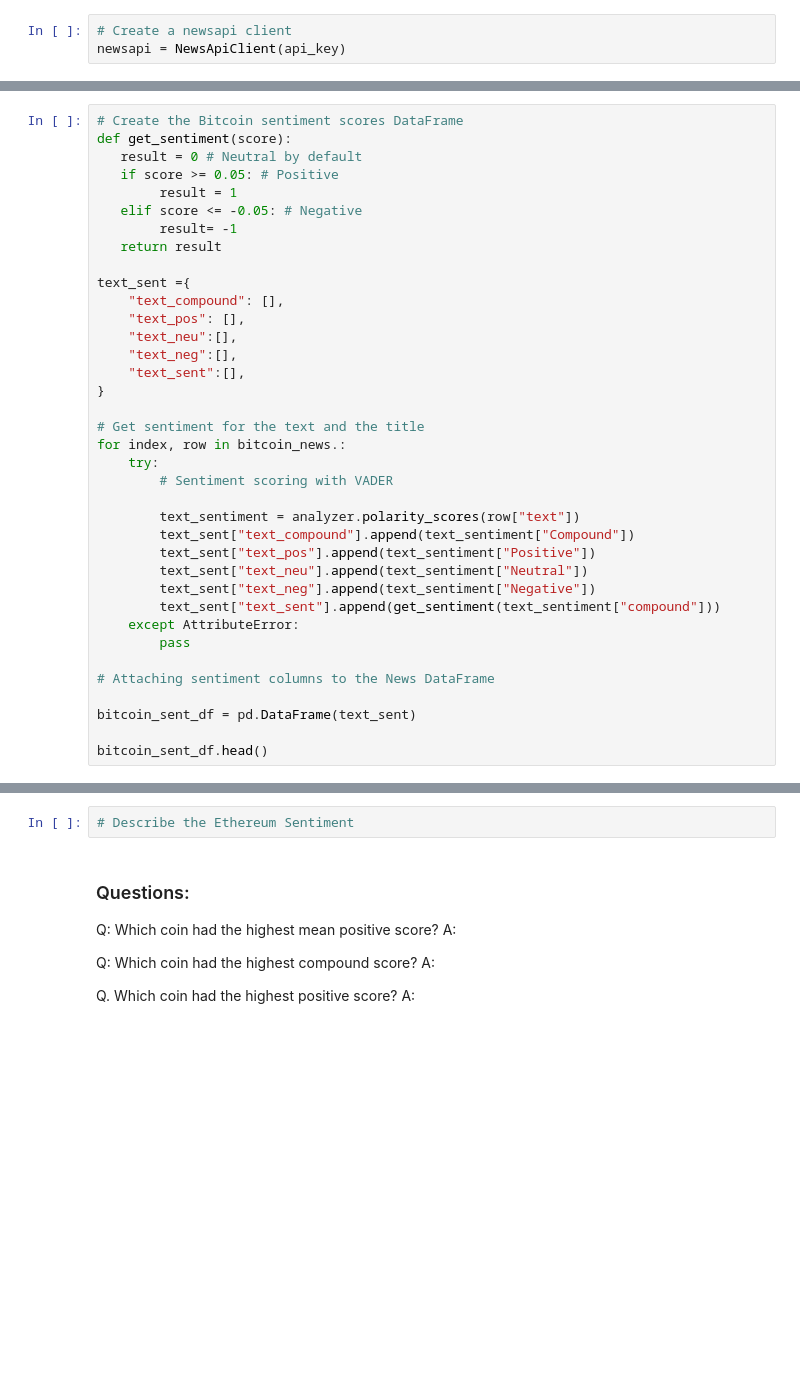
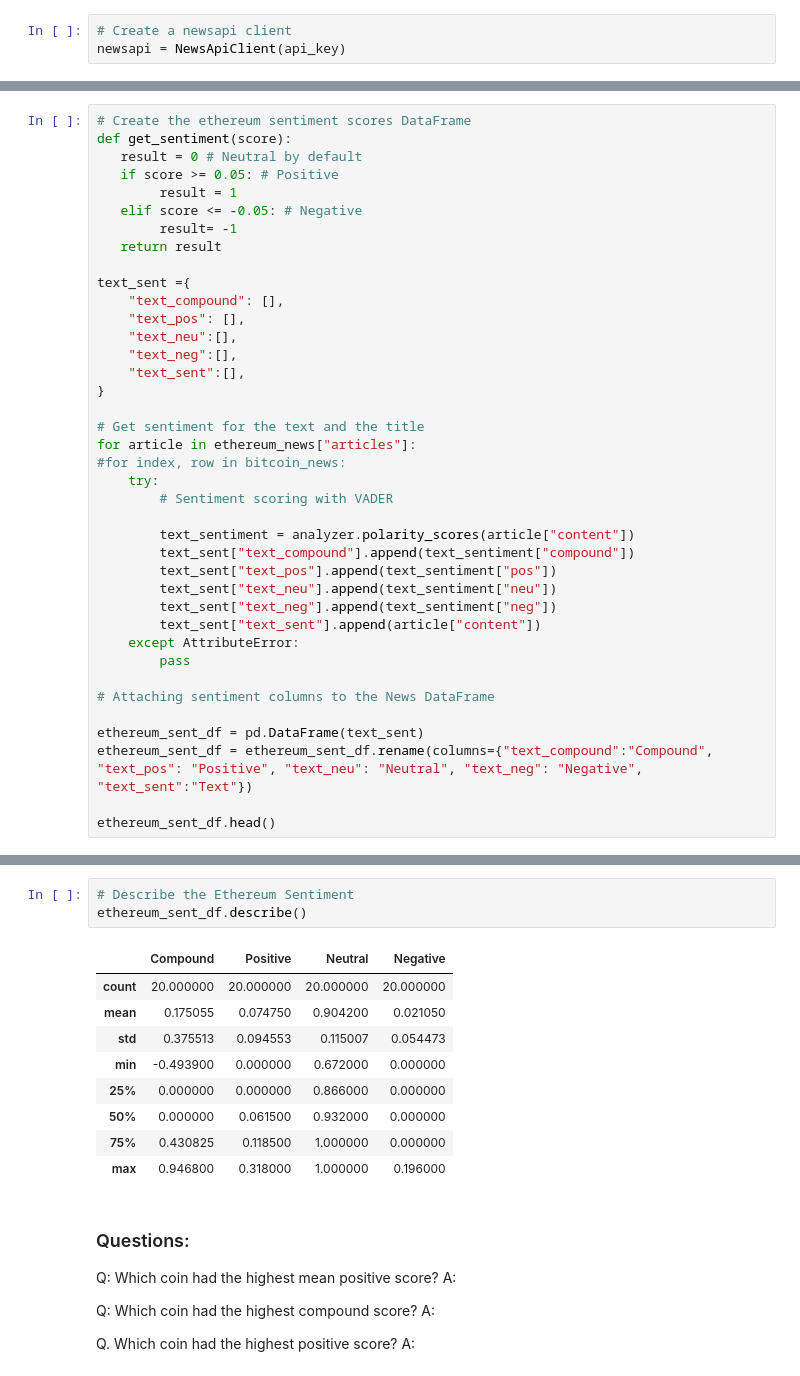
Before and after one commit to jexiamaris/tales_from_cryptos, a Jupyter notebook: crypto_sentiment.ipynb, the cells around one changed output, grey strips where cells are left out. Drawn from its saved outputs; the diff is of its cells as text; blank space fills up the shorter version.

```diff
--- a/crypto_sentiment.ipynb
+++ b/crypto_sentiment.ipynb
@@ -77,5 +142,5 @@ ethereum_news["totalResults"]
 # %%
-# Create the Bitcoin sentiment scores DataFrame
+# Create the ethereum sentiment scores DataFrame
 def get_sentiment(score):
    result = 0 # Neutral by default
    if score >= 0.05: # Positive
@@ -93,22 +158,24 @@ text_sent ={
 }
 
 # Get sentiment for the text and the title
-for index, row in bitcoin_news.:
+for article in ethereum_news["articles"]:
+#for index, row in bitcoin_news:
     try:
         # Sentiment scoring with VADER
 
-        text_sentiment = analyzer.polarity_scores(row["text"])
-        text_sent["text_compound"].append(text_sentiment["Compound"])
-        text_sent["text_pos"].append(text_sentiment["Positive"])
-        text_sent["text_neu"].append(text_sentiment["Neutral"])
-        text_sent["text_neg"].append(text_sentiment["Negative"])
-        text_sent["text_sent"].append(get_sentiment(text_sentiment["compound"]))
+        text_sentiment = analyzer.polarity_scores(article["content"])
+        text_sent["text_compound"].append(text_sentiment["compound"])
+        text_sent["text_pos"].append(text_sentiment["pos"])
+        text_sent["text_neu"].append(text_sentiment["neu"])
+        text_sent["text_neg"].append(text_sentiment["neg"])
+        text_sent["text_sent"].append(article["content"])
     except AttributeError:
         pass
 
 # Attaching sentiment columns to the News DataFrame
 
-bitcoin_sent_df = pd.DataFrame(text_sent)
+ethereum_sent_df = pd.DataFrame(text_sent)
+ethereum_sent_df = ethereum_sent_df.rename(columns={"text_compound":"Compound", "text_pos": "Positive", "text_neu": "Neutral", "text_neg": "Negative", "text_sent":"Text"})
 
-bitcoin_sent_df.head()
+ethereum_sent_df.head()
 # %% [output]
@@ -120,5 +201,16 @@ TypeError: string indices must be integers
 # %%
 # Describe the Ethereum Sentiment
+ethereum_sent_df.describe()
+# %% [output]
+|  | Compound | Positive | Neutral | Negative |
+| count | 20.000000 | 20.000000 | 20.000000 | 20.000000 |
+| mean | 0.175055 | 0.074750 | 0.904200 | 0.021050 |
+| std | 0.375513 | 0.094553 | 0.115007 | 0.054473 |
+| min | -0.493900 | 0.000000 | 0.672000 | 0.000000 |
+| 25% | 0.000000 | 0.000000 | 0.866000 | 0.000000 |
+| 50% | 0.000000 | 0.061500 | 0.932000 | 0.000000 |
+| 75% | 0.430825 | 0.118500 | 1.000000 | 0.000000 |
+| max | 0.946800 | 0.318000 | 1.000000 | 0.196000 |
 # %% [markdown]
 ### Questions:
 Q: Which coin had the highest mean positive score?
```
Also changed, not shown: parts of 17 cells of this notebook.
